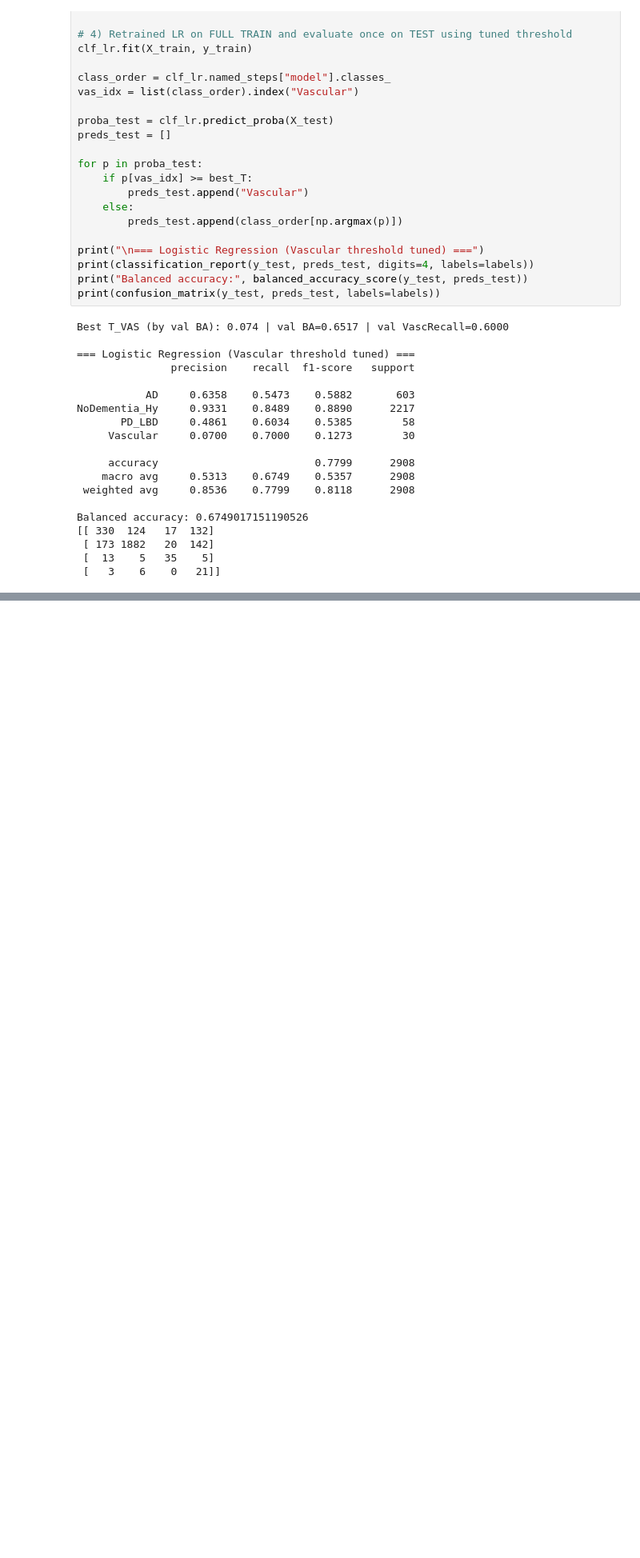
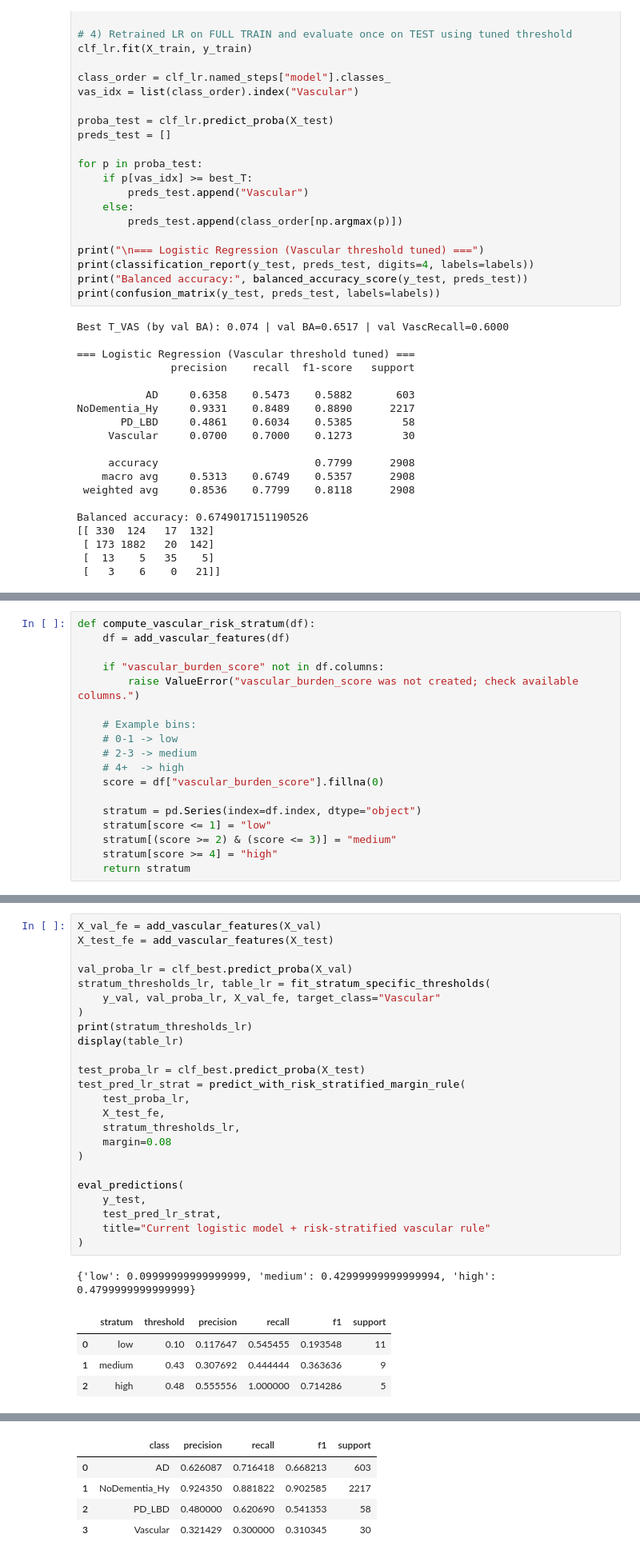
Before and after one commit to MihikaRanj/naccproject, a Jupyter notebook: src/02_train_baseline_model_full_v4.ipynb, the cells around one changed output, grey strips where cells are left out. Shown at 80% size. Cells and saved outputs as stored; diff of their text form; blank space fills up the shorter version.

```diff
--- a/src/02_train_baseline_model_full_v4.ipynb
+++ b/src/02_train_baseline_model_full_v4.ipynb
@@ -1326,0 +1387,18 @@ NameError: name 'y_train' is not defined
+# %%
+def compute_vascular_risk_stratum(df):
+    df = add_vascular_features(df)
+
+    if "vascular_burden_score" not in df.columns:
+        raise ValueError("vascular_burden_score was not created; check available columns.")
+
+    # Example bins:
+    # 0-1 -> low
+    # 2-3 -> medium
+    # 4+  -> high
+    score = df["vascular_burden_score"].fillna(0)
+
+    stratum = pd.Series(index=df.index, dtype="object")
+    stratum[score <= 1] = "low"
+    stratum[(score >= 2) & (score <= 3)] = "medium"
+    stratum[score >= 4] = "high"
+    return stratum
@@ -1326,0 +1478,30 @@ NameError: name 'y_train' is not defined
+# %%
+X_val_fe = add_vascular_features(X_val)
+X_test_fe = add_vascular_features(X_test)
+
+val_proba_lr = clf_best.predict_proba(X_val)
+stratum_thresholds_lr, table_lr = fit_stratum_specific_thresholds(
+    y_val, val_proba_lr, X_val_fe, target_class="Vascular"
+)
+print(stratum_thresholds_lr)
+display(table_lr)
+
+test_proba_lr = clf_best.predict_proba(X_test)
+test_pred_lr_strat = predict_with_risk_stratified_margin_rule(
+    test_proba_lr,
+    X_test_fe,
+    stratum_thresholds_lr,
+    margin=0.08
+)
+
+eval_predictions(
+    y_test,
+    test_pred_lr_strat,
+    title="Current logistic model + risk-stratified vascular rule"
+)
+# %% [output]
+{'low': 0.09999999999999999, 'medium': 0.42999999999999994, 'high': 0.4799999999999999}
+|  | stratum | threshold | precision | recall | f1 | support |
+| 0 | low | 0.10 | 0.117647 | 0.545455 | 0.193548 | 11 |
+| 1 | medium | 0.43 | 0.307692 | 0.444444 | 0.363636 | 9 |
+| 2 | high | 0.48 | 0.555556 | 1.000000 | 0.714286 | 5 |
@@ -1326,0 +1528,5 @@ NameError: name 'y_train' is not defined
+|  | class | precision | recall | f1 | support |
+| 0 | AD | 0.626087 | 0.716418 | 0.668213 | 603 |
+| 1 | NoDementia_Hy | 0.924350 | 0.881822 | 0.902585 | 2217 |
+| 2 | PD_LBD | 0.480000 | 0.620690 | 0.541353 | 58 |
+| 3 | Vascular | 0.321429 | 0.300000 | 0.310345 | 30 |
```
Also changed, not shown: parts of 44 cells of this notebook, 8 other files.
